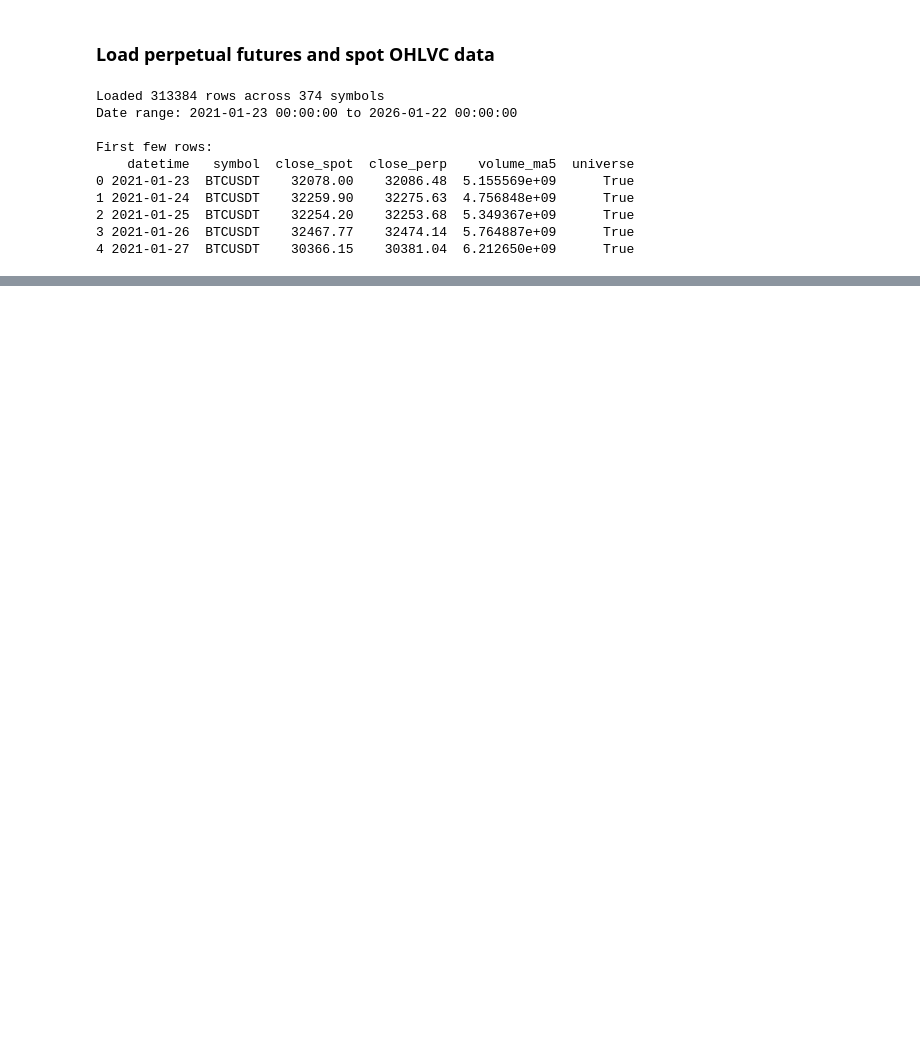
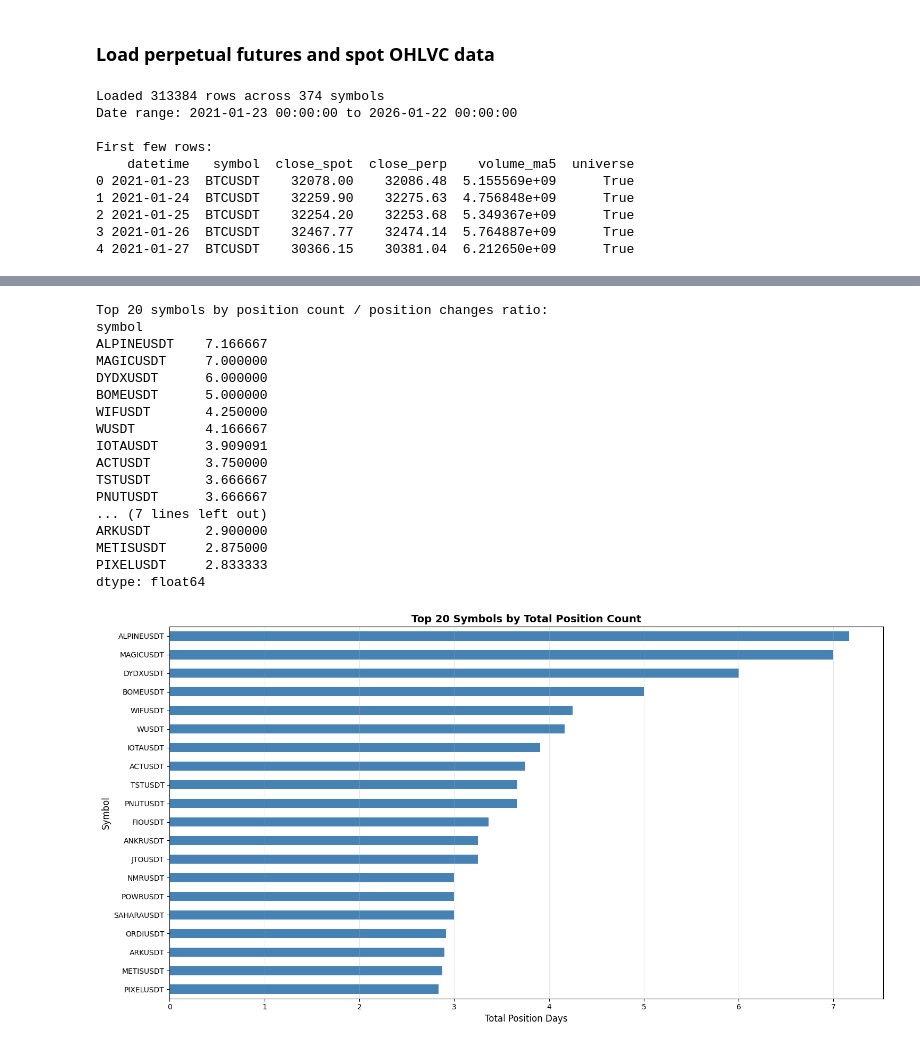
Before and after one commit to BlazOrsos/quant-journey, a Jupyter notebook: research/crypto_basis_arbitrage/crypto_basis_arbitrage.ipynb, the cells around one changed output, grey strips where cells are left out. Drawn from its saved outputs; the diff is of its cells as text; code cells hidden in the pictures; blank space fills up the shorter version.

```diff
--- a/research/crypto_basis_arbitrage/crypto_basis_arbitrage.ipynb
+++ b/research/crypto_basis_arbitrage/crypto_basis_arbitrage.ipynb
@@ -351,0 +400,19 @@ Universe size statistics:
+# %%
+# Calculate trading costs based on position changes
+# Cost is 0.15% (one-way) applied when position changes from 0->1 (entry) or 1->0 (exit)
+
+# Calculate position change (shifted to detect transitions)
+df_ohlcv['pos_prev'] = df_ohlcv.groupby('symbol')['pos'].shift(1).fillna(0)
+df_ohlcv['pos_change'] = (df_ohlcv['pos'] != df_ohlcv['pos_prev']).astype(int)
+
+# Trading cost: 0.15% when position changes (entry or exit)
+one_way_cost = 0.0015
+df_ohlcv['trade_cost'] = df_ohlcv['pos_change'] * one_way_cost
+
+# Drop the temporary pos_prev column if not needed
+df_ohlcv = df_ohlcv.drop('pos_prev', axis=1)
+
+print(f"Total number of position changes: {df_ohlcv['pos_change'].sum()}")
+print(f"Total trading cost: {df_ohlcv['trade_cost'].sum():.4f}")
+print("\nFirst few rows with costs:")
+print(df_ohlcv[df_ohlcv['trade_cost'] > 0][['datetime', 'symbol', 'pos', 'pos_change', 'trade_cost']].head(10))
@@ -351,0 +435,41 @@ Universe size statistics:
+# %%
+# Get top symbols by total position count (sum of pos)
+top_symbols_by_pos = df_ohlcv.groupby('symbol')['pos'].sum().sort_values(ascending=False)
+# Add pos_change as a separate column for analysis
+top_symbols_by_change = df_ohlcv.groupby('symbol')['pos_change'].sum().sort_values(ascending=False)
+
+# Calculate ratio of position count to position changes
+top_symbols_ratio = (top_symbols_by_pos / top_symbols_by_change.replace(0, np.nan)).dropna().sort_values(ascending=False)
+
+print("\nTop 20 symbols by position count / position changes ratio:")
+print(top_symbols_ratio.head(20))
+
+# Create a bar plot
+plt.figure(figsize=(15, 8))
+top_symbols_ratio.head(20).plot(kind='barh', color='steelblue')
+plt.xlabel('Total Position Days', fontsize=12)
+plt.ylabel('Symbol', fontsize=12)
+plt.title('Top 20 Symbols by Total Position Count', fontsize=14, fontweight='bold')
+plt.gca().invert_yaxis()
+plt.grid(True, alpha=0.3, axis='x')
+plt.tight_layout()
+plt.show()
+# %% [output]
+Top 20 symbols by position count / position changes ratio:
+symbol
+ALPINEUSDT    7.166667
+MAGICUSDT     7.000000
+DYDXUSDT      6.000000
+BOMEUSDT      5.000000
+WIFUSDT       4.250000
+WUSDT         4.166667
+IOTAUSDT      3.909091
+ACTUSDT       3.750000
+TSTUSDT       3.666667
+PNUTUSDT      3.666667
+... (7 lines left out)
+ARKUSDT       2.900000
+METISUSDT     2.875000
+PIXELUSDT     2.833333
+dtype: float64
+[figure, added]
```
Also changed, not shown: parts of 15 cells of this notebook.
